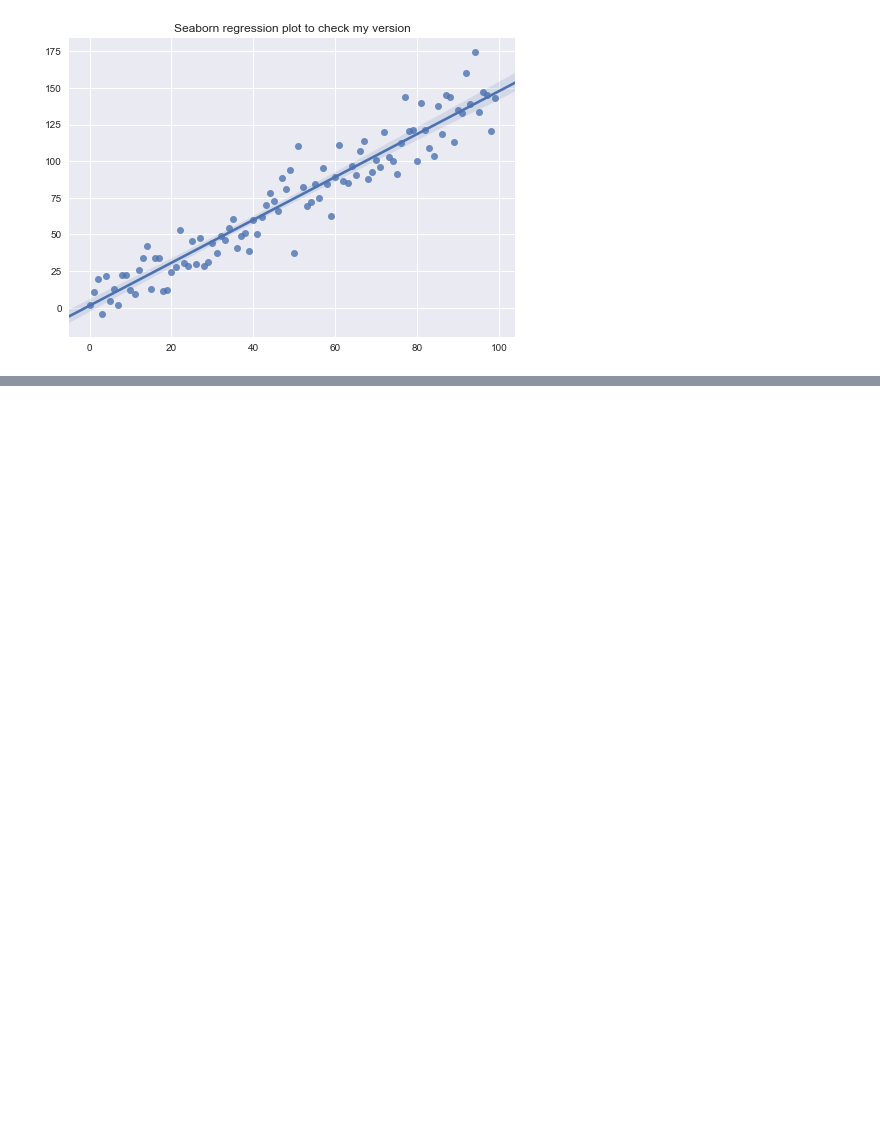
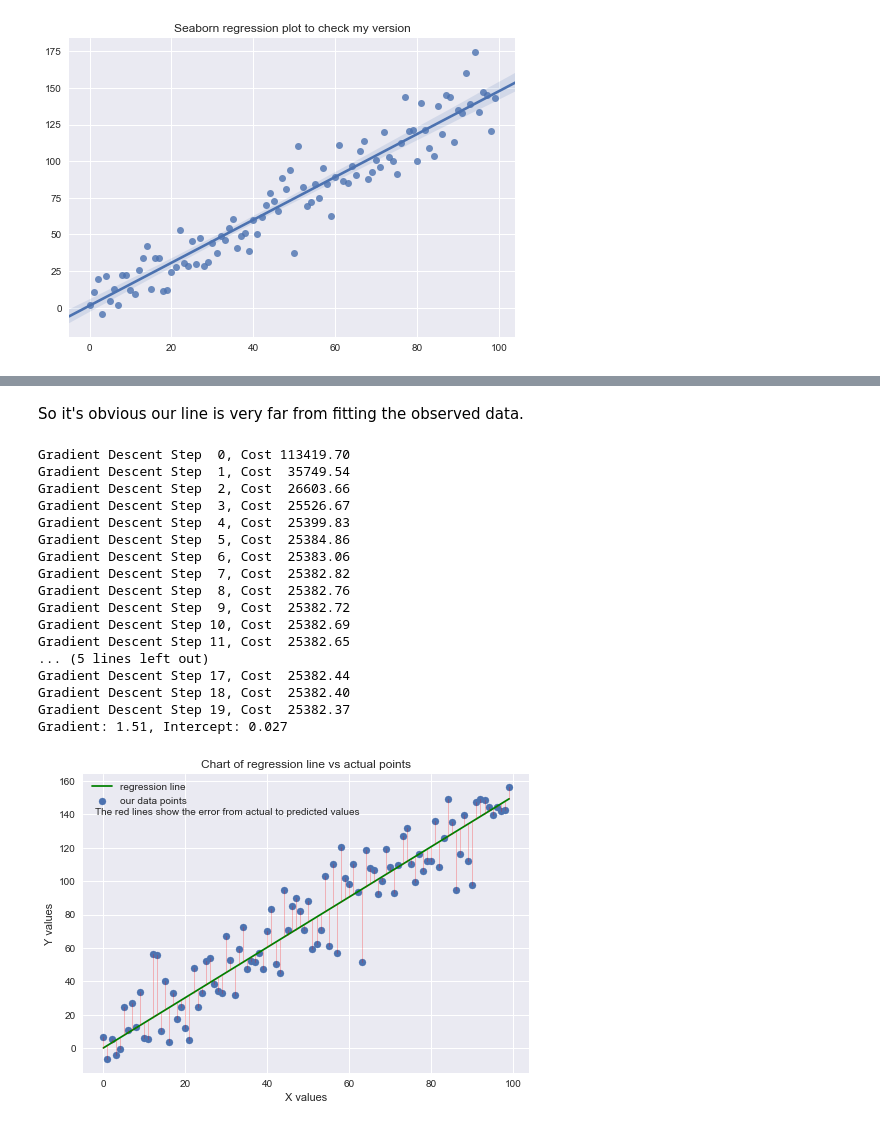
Before and after one commit to fergusio/cs109-2015, a Jupyter notebook: regression_with_gradient_descent.ipynb, the cells around one changed output, grey strips where cells are left out. Drawn from its saved outputs; the diff is of its cells as text; code cells hidden in the pictures; blank space fills up the shorter version.

```diff
--- a/regression_with_gradient_descent.ipynb
+++ b/regression_with_gradient_descent.ipynb
@@ -115,8 +112,0 @@ Looks about right, at least in the eyeball version.
-# %%
-epochs = 5
-learning_rate = 0.1
-
-m, b = 0, 0
-
-for epoch in epochs:
-    error = cost(m, b, x, y)
@@ -122,0 +129,44 @@ for epoch in epochs:
+# %% [markdown]
+So it's obvious our line is very far from fitting the observed data.
+# %%
+epochs = 20
+learning_rate = 0.0001
+
+m, b = 0, 0
+n = len(x_points)
+
+for epoch in range(epochs):
+    m_gradient = 0
+    b_gradient = 0
+    preds = predict(x_points, m, b)
+    for i in range(n):
+        error = y_points[i] - preds[i] # shouldn't really matter whether its the other way
+        m_gradient += error * x_points[i] * -(2/n)
+        b_gradient += error * -(2/n)
+
+    m = m - (m_gradient * learning_rate)
+    b = b - (b_gradient * learning_rate)
+
+    print(f"Gradient Descent Step {epoch:2}, Cost {regression_error(m,b, x_points, y_points):9.2f}")
+
+print(f"Gradient: {m:.2f}, Intercept: {b:.3f}")
+plot(x_points, y_points, predict(x_points, m, b))
+# %% [output]
+Gradient Descent Step  0, Cost 113419.70
+Gradient Descent Step  1, Cost  35749.54
+Gradient Descent Step  2, Cost  26603.66
+Gradient Descent Step  3, Cost  25526.67
+Gradient Descent Step  4, Cost  25399.83
+Gradient Descent Step  5, Cost  25384.86
+Gradient Descent Step  6, Cost  25383.06
+Gradient Descent Step  7, Cost  25382.82
+Gradient Descent Step  8, Cost  25382.76
+Gradient Descent Step  9, Cost  25382.72
+Gradient Descent Step 10, Cost  25382.69
+Gradient Descent Step 11, Cost  25382.65
+... (5 lines left out)
+Gradient Descent Step 17, Cost  25382.44
+Gradient Descent Step 18, Cost  25382.40
+Gradient Descent Step 19, Cost  25382.37
+Gradient: 1.51, Intercept: 0.027
+[figure, added]
```
Also changed, not shown: parts of 7 cells of this notebook.
